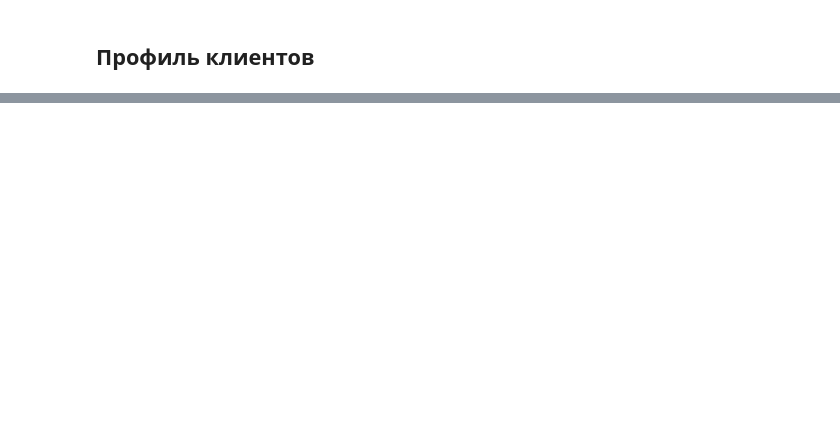
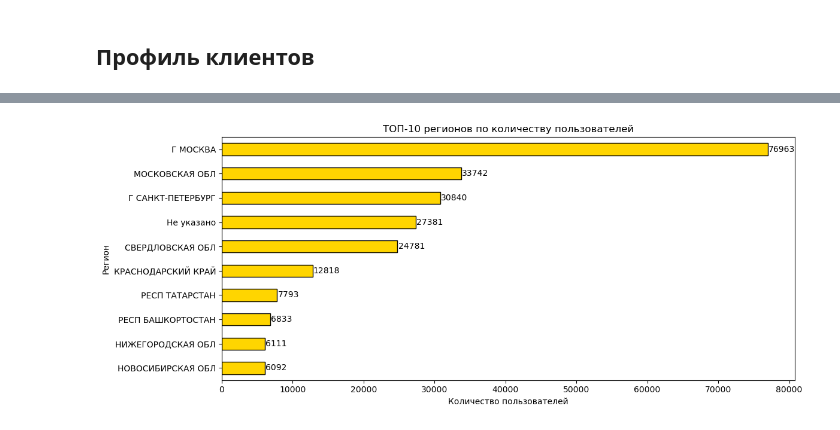
Before and after one commit to Dimakrl2003/pet-projects, a Jupyter notebook: Kiksharing/Analysis.ipynb, the cells around one changed output, grey strips where cells are left out. Saved outputs shown, nothing was run; the diff lists cells and outputs as text; code cells hidden in the pictures; blank space fills up the shorter version.

```diff
--- a/Kiksharing/Analysis.ipynb
+++ b/Kiksharing/Analysis.ipynb
@@ -335,0 +344,20 @@ plt.show()
+# %%
+import seaborn as sns
+# Построение гистограммы
+plt.figure(figsize=(8,5))
+sns.histplot(df['age'], bins=30, kde=False, color="#FFD500", edgecolor="black")
+plt.title("Распределение пользователей по возрасту")
+plt.xlabel("Возраст")
+plt.ylabel("Количество пользователей")
+plt.tight_layout()
+plt.show()
+
+# Для того, чтобы былл более наглядно, распределим по группам (я выделил 6 бинов)
+bins = [0, 19, 29, 39, 49, 59, 100]
+labels = ['<20','20-29','30-39','40-49','50-59','60+']
+df['age_group'] = pd.cut(df['age'], bins=bins, labels=labels, right=True)
+# Обязательно рассчитаем доли каждого сегмента
+age_group_counts = df['age_group'].value_counts().sort_index()
+age_group_shares = (age_group_counts / age_group_counts.sum() * 100).round(1)
+# Ввыведем при помощи display
+display(pd.DataFrame({'count': age_group_counts, 'share_%': age_group_shares}))
@@ -335,0 +448,19 @@ plt.show()
+# %%
+# Подсчёт и сортировака от большего к меньшему
+top_regions = df['lvn_state_nm'].value_counts().head(10).sort_values(ascending=True)
+
+# Построение линейчатой деаграммы
+plt.figure(figsize=(12,5))
+ax = top_regions.plot(kind='barh', color="#FFD500", edgecolor="black")
+plt.title("ТОП-10 регионов по количеству пользователей")
+plt.xlabel("Количество пользователей")
+plt.ylabel("Регион")
+
+# Добавлю подписи значнеий для удобства чтения
+for i, v in enumerate(top_regions):
+    ax.text(v + 100, i, str(v), va='center')
+
+plt.tight_layout()
+plt.show()
+# %% [output]
+[figure, added]
```
Also changed, not shown: parts of 25 cells of this notebook.
